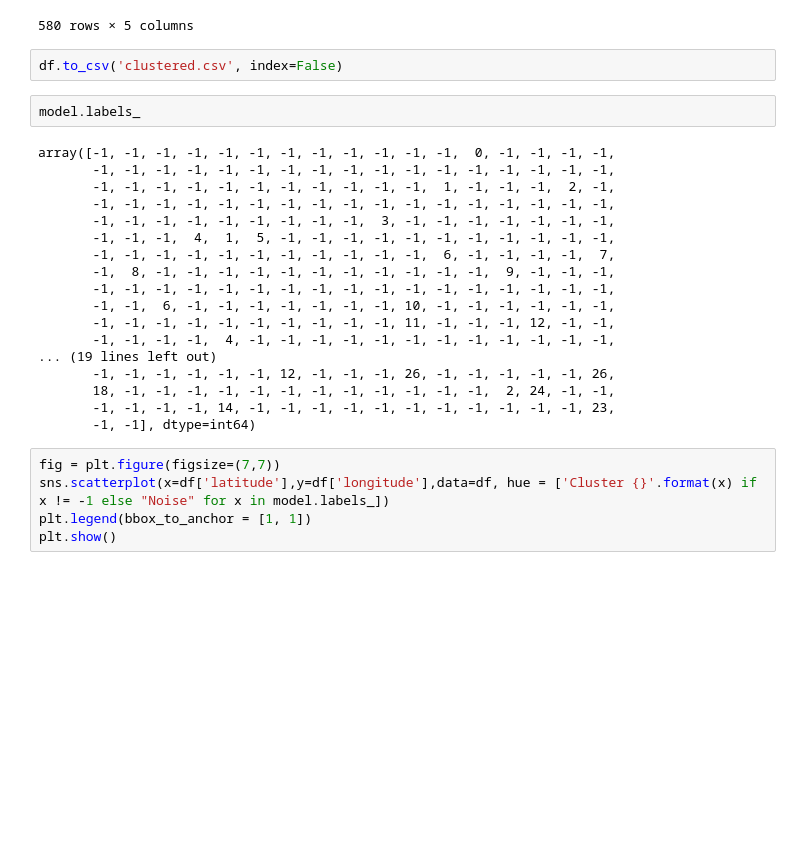
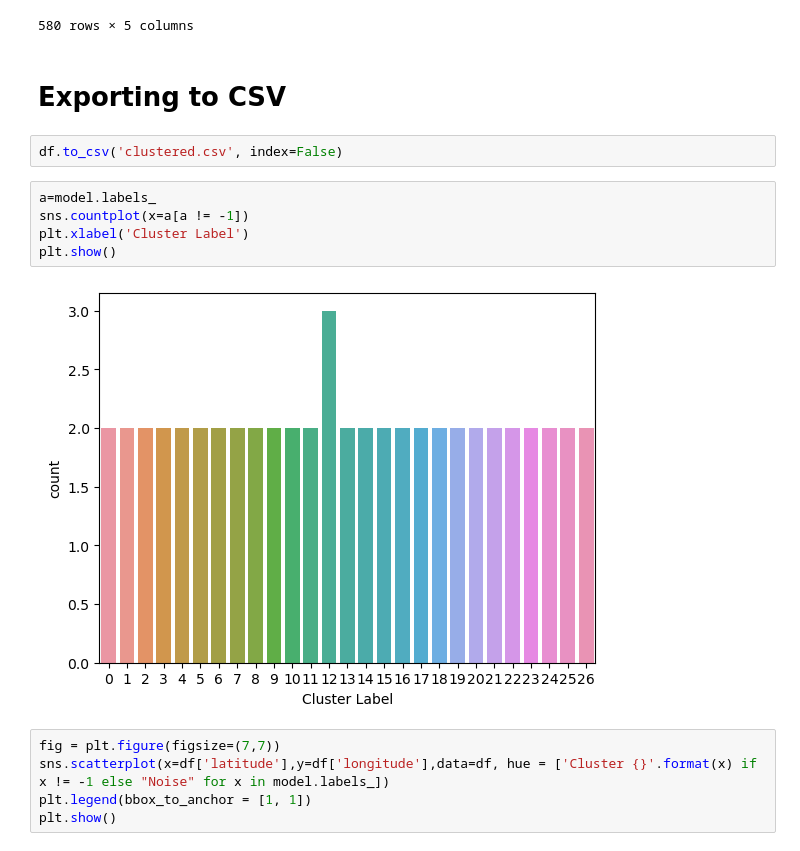
Before and after one commit to UtkarshPrajapati/Covid-Contact-Tracing, a Jupyter notebook: main.ipynb, the cells around one changed output. Saved outputs shown, nothing was run; the diff lists cells and outputs as text; blank space fills up the shorter version.

Commit message:
added plot of clusters

```diff
--- a/main.ipynb
+++ b/main.ipynb
@@ -48,28 +54,17 @@ df
 | 578 | Judy | 2020-07-04 06:00:21 | 13.052740 | 77.635606 | -1 |
 | 579 | Judy | 2020-07-04 15:34:30 | 13.029842 | 77.621447 | -1 |
 580 rows × 5 columns
+# %% [markdown]
+# Exporting to CSV
 # %%
 df.to_csv('clustered.csv', index=False)
-# %%
-model.labels_
-# %% [output]
-array([-1, -1, -1, -1, -1, -1, -1, -1, -1, -1, -1, -1,  0, -1, -1, -1, -1,
-       -1, -1, -1, -1, -1, -1, -1, -1, -1, -1, -1, -1, -1, -1, -1, -1, -1,
-       -1, -1, -1, -1, -1, -1, -1, -1, -1, -1, -1,  1, -1, -1, -1,  2, -1,
-       -1, -1, -1, -1, -1, -1, -1, -1, -1, -1, -1, -1, -1, -1, -1, -1, -1,
-       -1, -1, -1, -1, -1, -1, -1, -1, -1,  3, -1, -1, -1, -1, -1, -1, -1,
-       -1, -1, -1,  4,  1,  5, -1, -1, -1, -1, -1, -1, -1, -1, -1, -1, -1,
-       -1, -1, -1, -1, -1, -1, -1, -1, -1, -1, -1,  6, -1, -1, -1, -1,  7,
-       -1,  8, -1, -1, -1, -1, -1, -1, -1, -1, -1, -1, -1,  9, -1, -1, -1,
-       -1, -1, -1, -1, -1, -1, -1, -1, -1, -1, -1, -1, -1, -1, -1, -1, -1,
-       -1, -1,  6, -1, -1, -1, -1, -1, -1, -1, 10, -1, -1, -1, -1, -1, -1,
-       -1, -1, -1, -1, -1, -1, -1, -1, -1, -1, 11, -1, -1, -1, 12, -1, -1,
-       -1, -1, -1, -1,  4, -1, -1, -1, -1, -1, -1, -1, -1, -1, -1, -1, -1,
-... (19 lines left out)
-       -1, -1, -1, -1, -1, -1, 12, -1, -1, -1, 26, -1, -1, -1, -1, -1, 26,
-       18, -1, -1, -1, -1, -1, -1, -1, -1, -1, -1, -1, -1,  2, 24, -1, -1,
-       -1, -1, -1, -1, 14, -1, -1, -1, -1, -1, -1, -1, -1, -1, -1, -1, 23,
-       -1, -1], dtype=int64)
+# %%
+a=model.labels_
+sns.countplot(x=a[a != -1])
+plt.xlabel('Cluster Label')
+plt.show()
+# %% [output]
+[figure, added]
 # %%
 fig = plt.figure(figsize=(7,7))
 sns.scatterplot(x=df['latitude'],y=df['longitude'],data=df, hue = ['Cluster {}'.format(x) if x != -1 else "Noise" for x in model.labels_])
```
Also changed, not shown: parts of 3 cells of this notebook.
